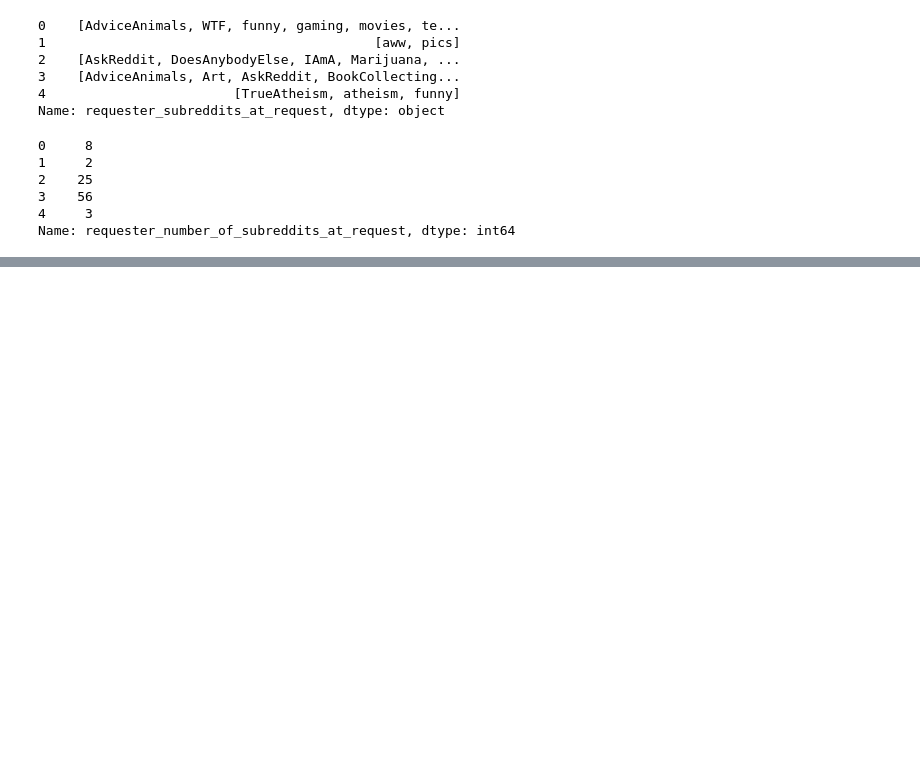
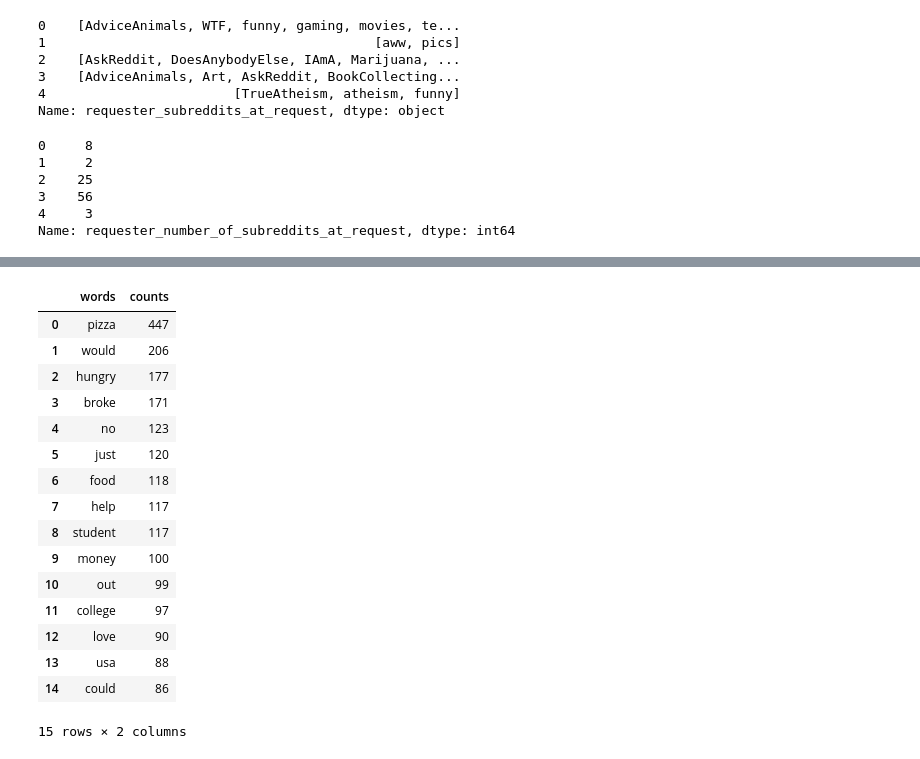
Before and after one commit to asbhat/data-science-class, a Jupyter notebook: data-processing-assignment/pizza_request_dataset/1.9 Data Processing.ipynb, the cells around one changed output, grey strips where cells are left out. Drawn from its saved outputs; the diff is of its cells as text; code cells hidden in the pictures; blank space fills up the shorter version.

```diff
--- a/data-processing-assignment/pizza_request_dataset/1.9 Data Processing.ipynb
+++ b/data-processing-assignment/pizza_request_dataset/1.9 Data Processing.ipynb
@@ -119,0 +170,2 @@ Name: requester_number_of_subreddits_at_request, dtype: int64
+# %%
+editedSuccessTitleWords = titlesCounter
@@ -119,0 +219,22 @@ Name: requester_number_of_subreddits_at_request, dtype: int64
+# %%
+pdTopSuccessTitleWords['words'] = pdTopSuccessTitleWords.pop(0)
+pdTopSuccessTitleWords['counts'] = pdTopSuccessTitleWords.pop(1)
+pdTopSuccessTitleWords
+# %% [output]
+|  | words | counts |
+| 0 | pizza | 447 |
+| 1 | would | 206 |
+| 2 | hungry | 177 |
+| 3 | broke | 171 |
+| 4 | no | 123 |
+| 5 | just | 120 |
+| 6 | food | 118 |
+| 7 | help | 117 |
+| 8 | student | 117 |
+| 9 | money | 100 |
+| 10 | out | 99 |
+| 11 | college | 97 |
+| 12 | love | 90 |
+| 13 | usa | 88 |
+| 14 | could | 86 |
+15 rows × 2 columns
```
Also changed, not shown: parts of 16 cells of this notebook.
